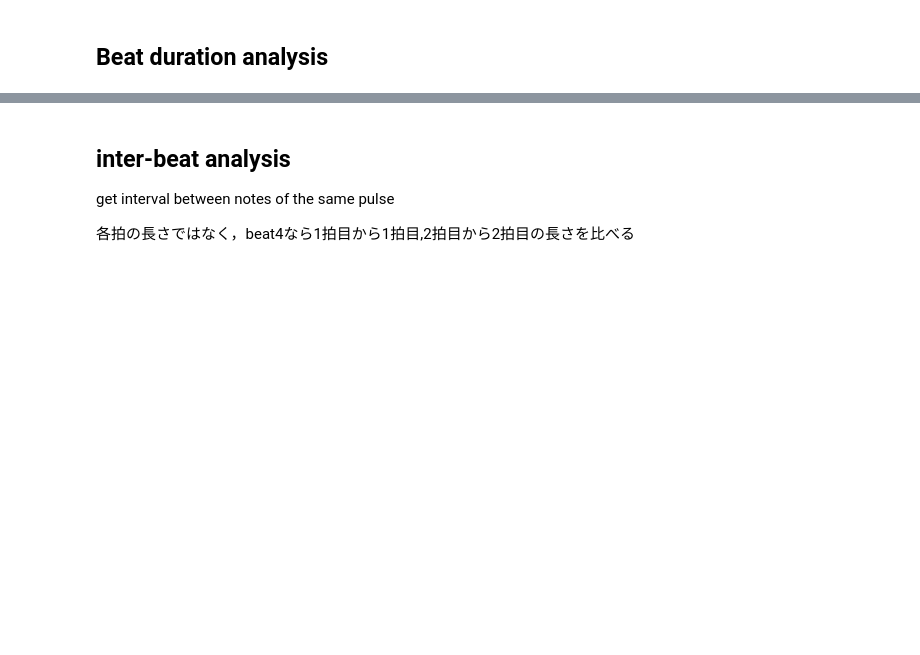
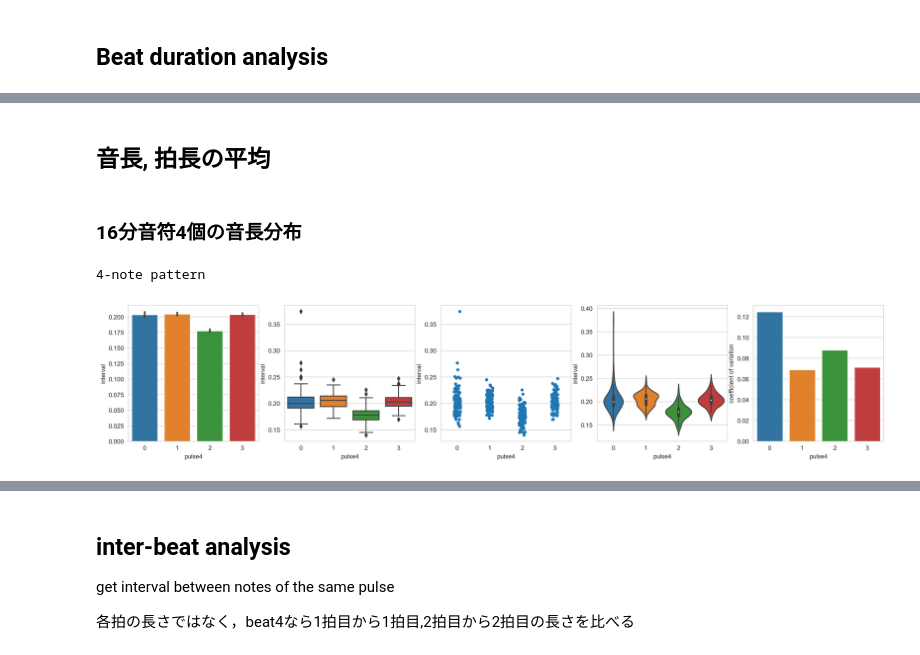
Before and after one commit to jnishii/midi-roll, a Jupyter notebook: midi_analysis.ipynb, the cells around one changed output, grey strips where cells are left out. Cells and saved outputs as stored; diff of their text form; code cells hidden in the pictures; blank space fills up the shorter version.

```diff
--- a/midi_analysis.ipynb
+++ b/midi_analysis.ipynb
@@ -151,0 +193,46 @@ def get_stats(df, verbose=False):
+# %% [markdown]
+## 音長, 拍長の平均
+# %%
+from matplotlib import pyplot as plt
+import seaborn as sns
+
+def get_stats(df, verbose=False):
+    mean, std = df.mean(), df.std()
+    if verbose:
+        print("  mean=", mean)
+        print("  std=", std)
+        print("  std/mean=", std / mean)
+    return mean, std, std / mean
+
+def plot_intervals(df,beatname):
+    fig, ax = plt.subplots(nrows=1, ncols=5, figsize=(22, 4))
+    x=0; axi=ax[x]
+    sns.barplot(data=df, x=beatname, y="interval", ax=axi)
+
+    x+=1; axi=ax[x]
+    sns.boxplot(data=df, x=beatname, y="interval", ax=axi)
+
+    x+=1; axi=ax[x]
+    sns.stripplot(data=df, x=beatname, y="interval", ax=axi)
+
+    x+=1; axi=ax[x]
+    sns.violinplot(data=df, x=beatname, y="interval", ax=axi)
+
+    df_stat=df[['interval',beatname]].groupby(beatname).agg(['mean','std'])['interval']
+    df_stat["cov"]=df_stat['std']/df_stat['mean']
+    #display(df_stat)
+
+    x+=1; axi=ax[x]
+    sns.barplot(data=df_stat, x=df_stat.index, y="cov", ax=axi)
+    axi.set_xlabel(beatname)
+    axi.set_ylabel("coefficient of variation")
+
+    plt.show()
+# %% [markdown]
+### 16分音符4個の音長分布
+# %%
+print("4-note pattern")
+plot_intervals(df=interval1,beatname="pulse4")
+# %% [output]
+4-note pattern
+[figure, added]
```
Also changed, not shown: parts of 22 cells of this notebook, 1 other file.
